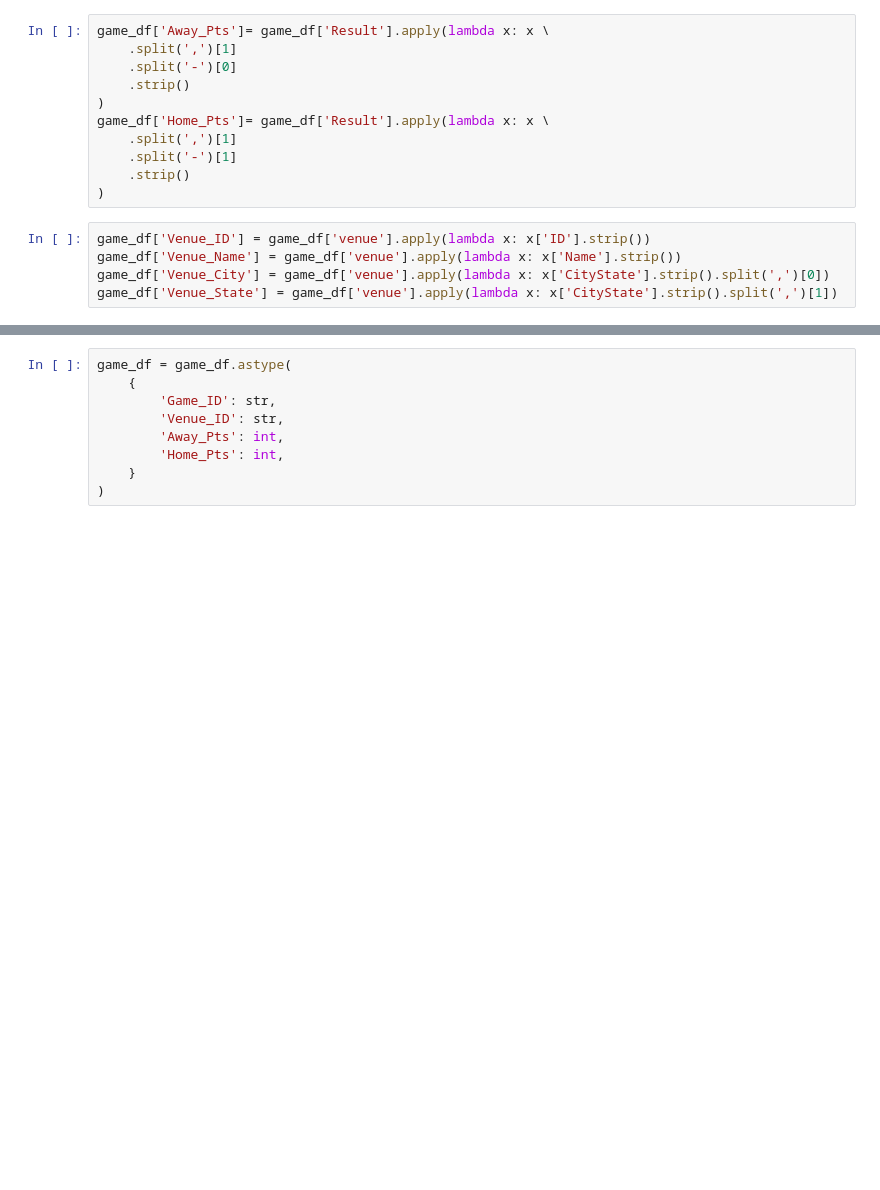
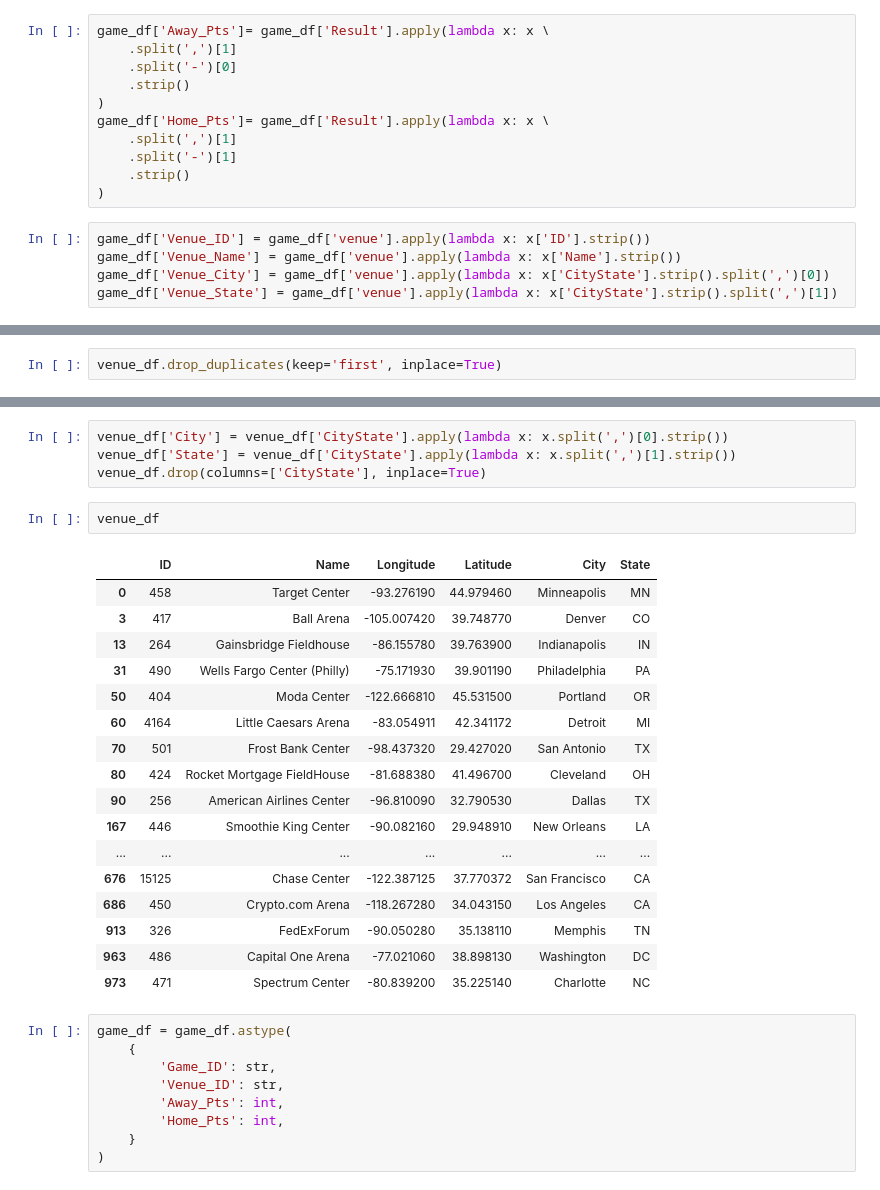
Before and after one commit to rtamashiro88/NBA-Dashboard, a Jupyter notebook: Data/API-Performance.ipynb, the cells around one changed output, grey strips where cells are left out. Cells and saved outputs as stored; diff of their text form; blank space fills up the shorter version.

Commit message:
API-Performance - venue_df as stand alone DataFrame.  Requires pagination to pull all player performance data

```diff
--- a/Data/API-Performance.ipynb
+++ b/Data/API-Performance.ipynb
@@ -249,3 +257,5 @@ venue_df = DataFrame(list(game_df['venue']))
+# %%
+venue_df.drop_duplicates(keep='first', inplace=True)
 # %%
 venue_df.info()
 # %% [output]
@@ -264,3 +294,27 @@ memory usage: 39.2+ KB
+# %%
+venue_df['City'] = venue_df['CityState'].apply(lambda x: x.split(',')[0].strip())
+venue_df['State'] = venue_df['CityState'].apply(lambda x: x.split(',')[1].strip())
+venue_df.drop(columns=['CityState'], inplace=True)
+# %%
+venue_df
+# %% [output]
+|  | ID | Name | Longitude | Latitude | City | State |
+| 0 | 458 | Target Center | -93.276190 | 44.979460 | Minneapolis | MN |
+| 3 | 417 | Ball Arena | -105.007420 | 39.748770 | Denver | CO |
+| 13 | 264 | Gainsbridge Fieldhouse | -86.155780 | 39.763900 | Indianapolis | IN |
+| 31 | 490 | Wells Fargo Center (Philly) | -75.171930 | 39.901190 | Philadelphia | PA |
+| 50 | 404 | Moda Center | -122.666810 | 45.531500 | Portland | OR |
+| 60 | 4164 | Little Caesars Arena | -83.054911 | 42.341172 | Detroit | MI |
+| 70 | 501 | Frost Bank Center | -98.437320 | 29.427020 | San Antonio | TX |
+| 80 | 424 | Rocket Mortgage FieldHouse | -81.688380 | 41.496700 | Cleveland | OH |
+| 90 | 256 | American Airlines Center | -96.810090 | 32.790530 | Dallas | TX |
+| 167 | 446 | Smoothie King Center | -90.082160 | 29.948910 | New Orleans | LA |
+| ... | ... | ... | ... | ... | ... | ... |
+| 676 | 15125 | Chase Center | -122.387125 | 37.770372 | San Francisco | CA |
+| 686 | 450 | Crypto.com Arena | -118.267280 | 34.043150 | Los Angeles | CA |
+| 913 | 326 | FedExForum | -90.050280 | 35.138110 | Memphis | TN |
+| 963 | 486 | Capital One Arena | -77.021060 | 38.898130 | Washington | DC |
+| 973 | 471 | Spectrum Center | -80.839200 | 35.225140 | Charlotte | NC |
 # %%
 game_df = game_df.astype(
     {
```
Also changed, not shown: parts of 5 cells of this notebook.
